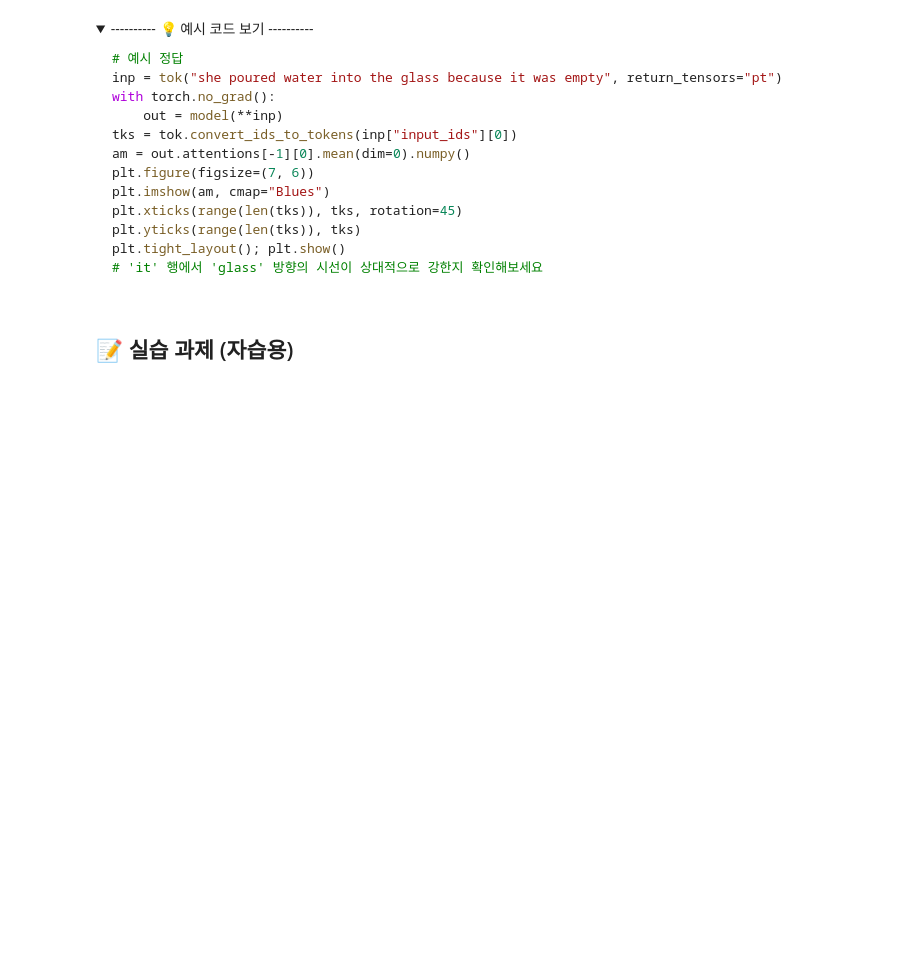
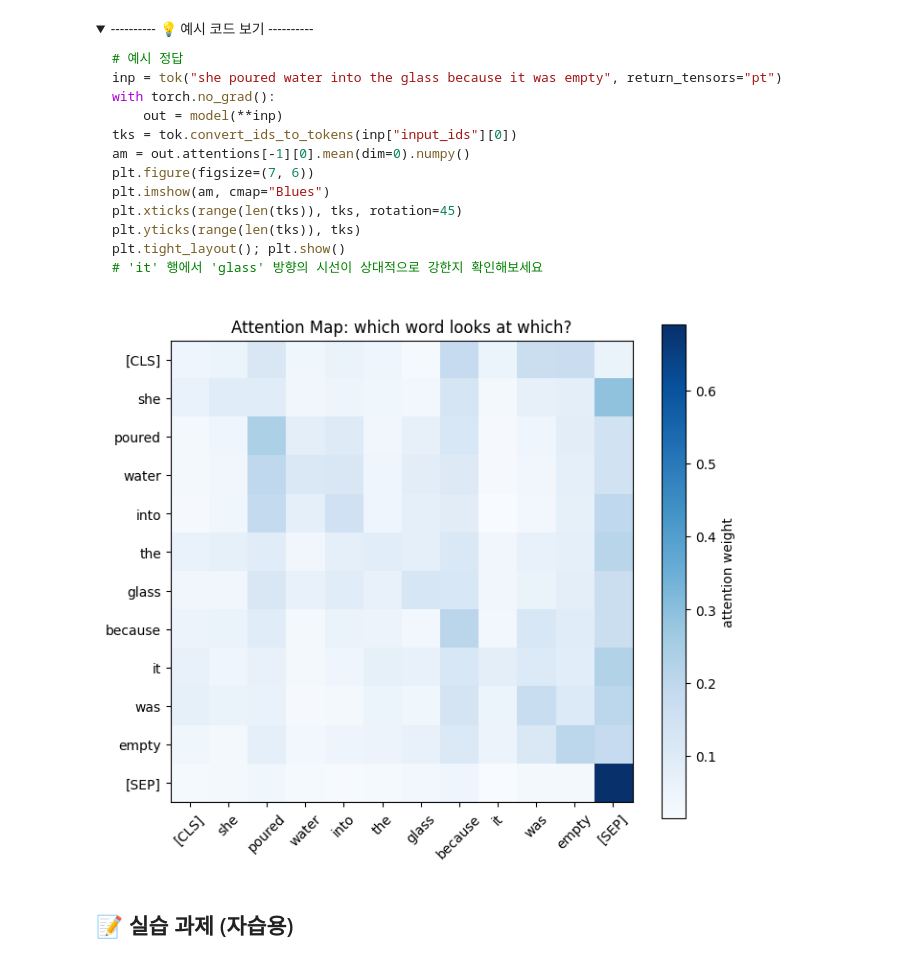
Before and after one commit to qnrPwjd/EST_AI_Challengers_Code, a Jupyter notebook: Week4(GenAI)/CH16_NLP와LLM.ipynb, the cells around one changed output. Cells and saved outputs as stored; diff of their text form; code cells hidden in the pictures; folded sections open; blank space fills up the shorter version.

```diff
--- a/Week4(GenAI)/CH16_NLP와LLM.ipynb
+++ b/Week4(GenAI)/CH16_NLP와LLM.ipynb
@@ -2074,11 +2146,39 @@ plt.tight_layout(); plt.show()
 </details>
 # %%
 # 코드 입력
+import torch
+import matplotlib.pyplot as plt
+from transformers import AutoTokenizer, AutoModel
 
+# 사전학습된 모델을 attention 출력 모드로 로딩
+model_name = "distilbert-base-uncased-finetuned-sst-2-english"
+tok = AutoTokenizer.from_pretrained(model_name)
+model = AutoModel.from_pretrained(model_name, output_attentions=True)
 
+sentence = "she poured water into the glass because it was empty"
+inputs = tok(sentence, return_tensors="pt")
+with torch.no_grad():
+    outputs = model(**inputs)
 
+tokens = tok.convert_ids_to_tokens(inputs["input_ids"][0])
 
+att = outputs.attentions[-1][0].mean(dim=0).numpy()
+
+plt.figure(figsize=(7, 6))
+
+plt.imshow(att, cmap="Blues")
+
+plt.xticks(range(len(tokens)), tokens, rotation=45)
+plt.yticks(range(len(tokens)), tokens)
+
+plt.title("Attention Map: which word looks at which?")
+plt.colorbar(label="attention weight")
+
+plt.tight_layout()
+plt.show()
 # 'it' 행에서 'glass' 방향의 시선이 상대적으로 강한지 확인해보세요
+# %% [output]
+[figure, added]
 # %% [markdown]
 ## 📝 실습 과제 (자습용)
 # %%
```
Also changed, not shown: parts of 23 cells of this notebook.
